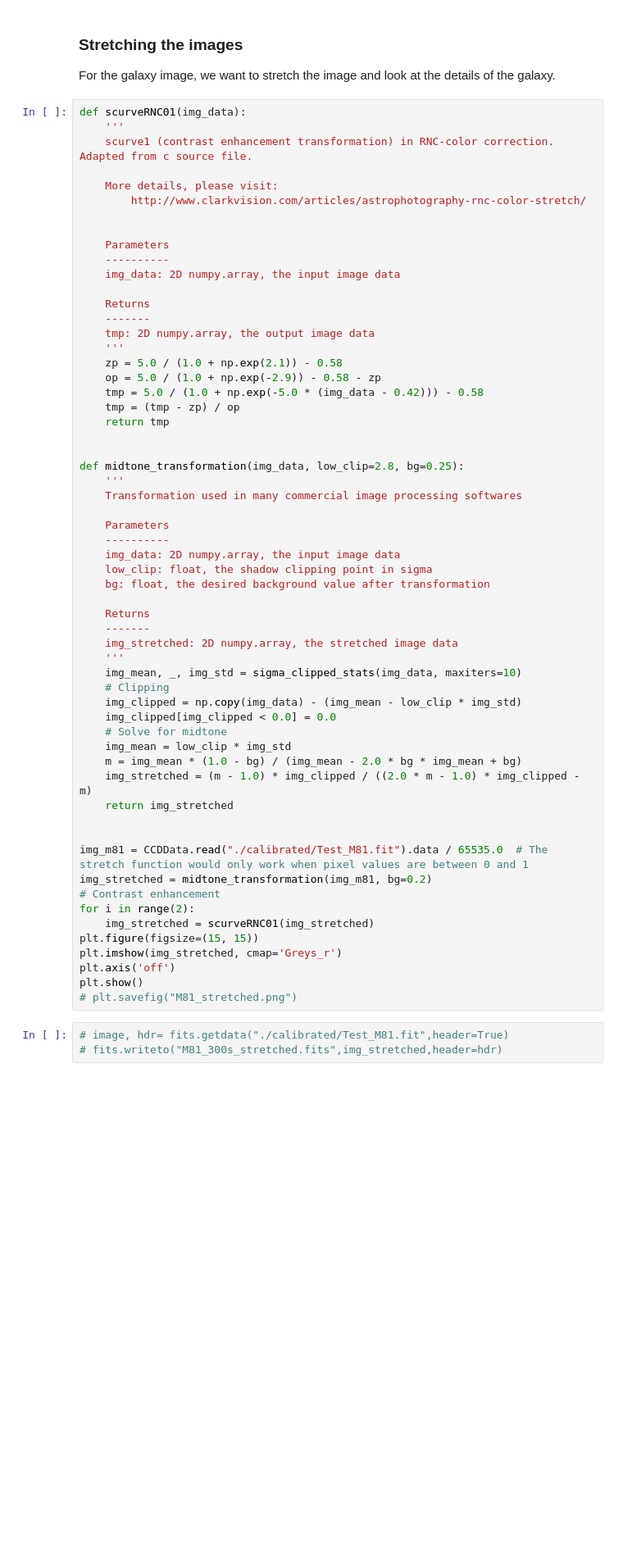
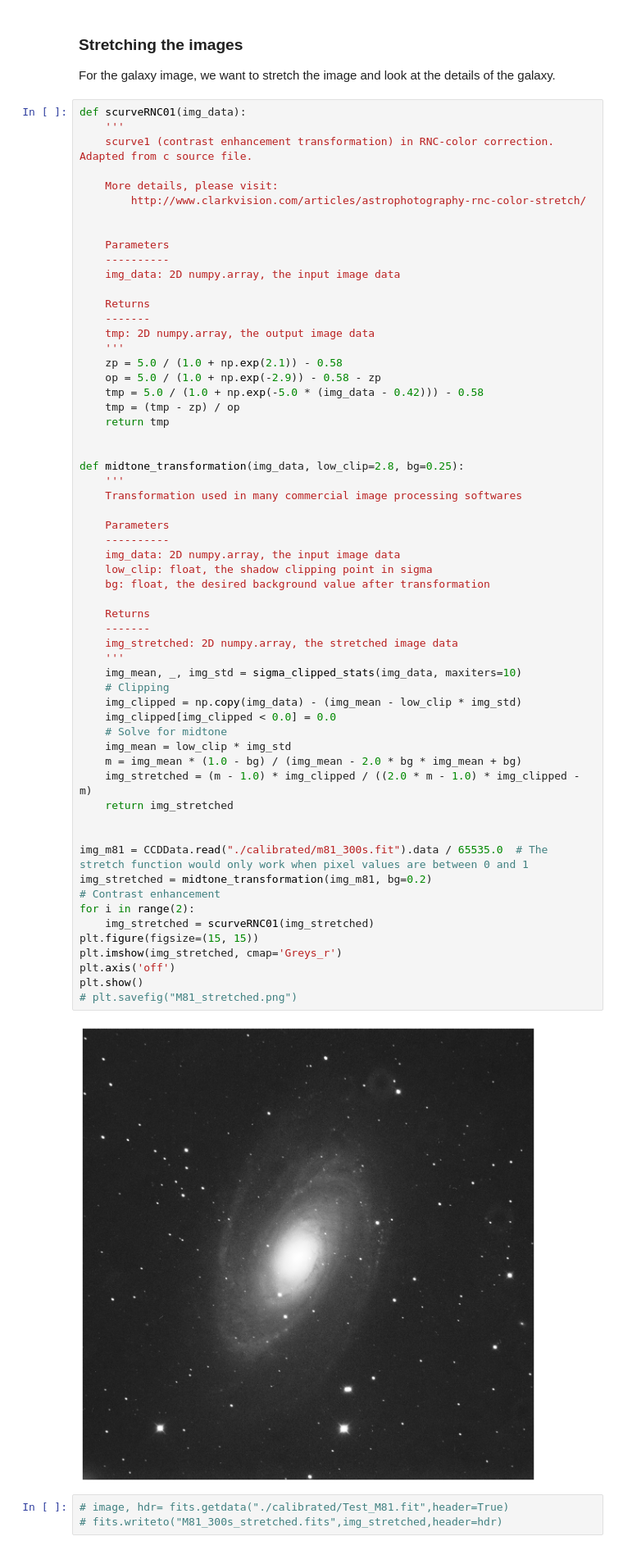
Before and after one commit to zangston/ASTR-3130, a Jupyter notebook: Lab 3/Image Reduction Example/calibration.ipynb, the cells around one changed output. Shown at 82% size. Cells and saved outputs as stored; diff of their text form; blank space fills up the shorter version.

```diff
--- a/Lab 3/Image Reduction Example/calibration.ipynb
+++ b/Lab 3/Image Reduction Example/calibration.ipynb
@@ -237,34 +285,36 @@ def midtone_transformation(img_data, low_clip=2.8, bg=0.25):
     Parameters
     ----------
     img_data: 2D numpy.array, the input image data
     low_clip: float, the shadow clipping point in sigma
     bg: float, the desired background value after transformation
 
     Returns
     -------
     img_stretched: 2D numpy.array, the stretched image data
     '''
     img_mean, _, img_std = sigma_clipped_stats(img_data, maxiters=10)
     # Clipping
     img_clipped = np.copy(img_data) - (img_mean - low_clip * img_std)
     img_clipped[img_clipped < 0.0] = 0.0
     # Solve for midtone
     img_mean = low_clip * img_std
     m = img_mean * (1.0 - bg) / (img_mean - 2.0 * bg * img_mean + bg)
     img_stretched = (m - 1.0) * img_clipped / ((2.0 * m - 1.0) * img_clipped - m)
     return img_stretched
 
 
-img_m81 = CCDData.read("./calibrated/Test_M81.fit").data / 65535.0  # The stretch function would only work when pixel values are between 0 and 1
+img_m81 = CCDData.read("./calibrated/m81_300s.fit").data / 65535.0  # The stretch function would only work when pixel values are between 0 and 1
 img_stretched = midtone_transformation(img_m81, bg=0.2)
 # Contrast enhancement
 for i in range(2):
     img_stretched = scurveRNC01(img_stretched)
 plt.figure(figsize=(15, 15))
 plt.imshow(img_stretched, cmap='Greys_r')
 plt.axis('off')
 plt.show()
 # plt.savefig("M81_stretched.png")
+# %% [output]
+[figure, added]
 # %%
 # image, hdr= fits.getdata("./calibrated/Test_M81.fit",header=True)
 # fits.writeto("M81_300s_stretched.fits",img_stretched,header=hdr)
```
Also changed, not shown: parts of 6 cells of this notebook.
